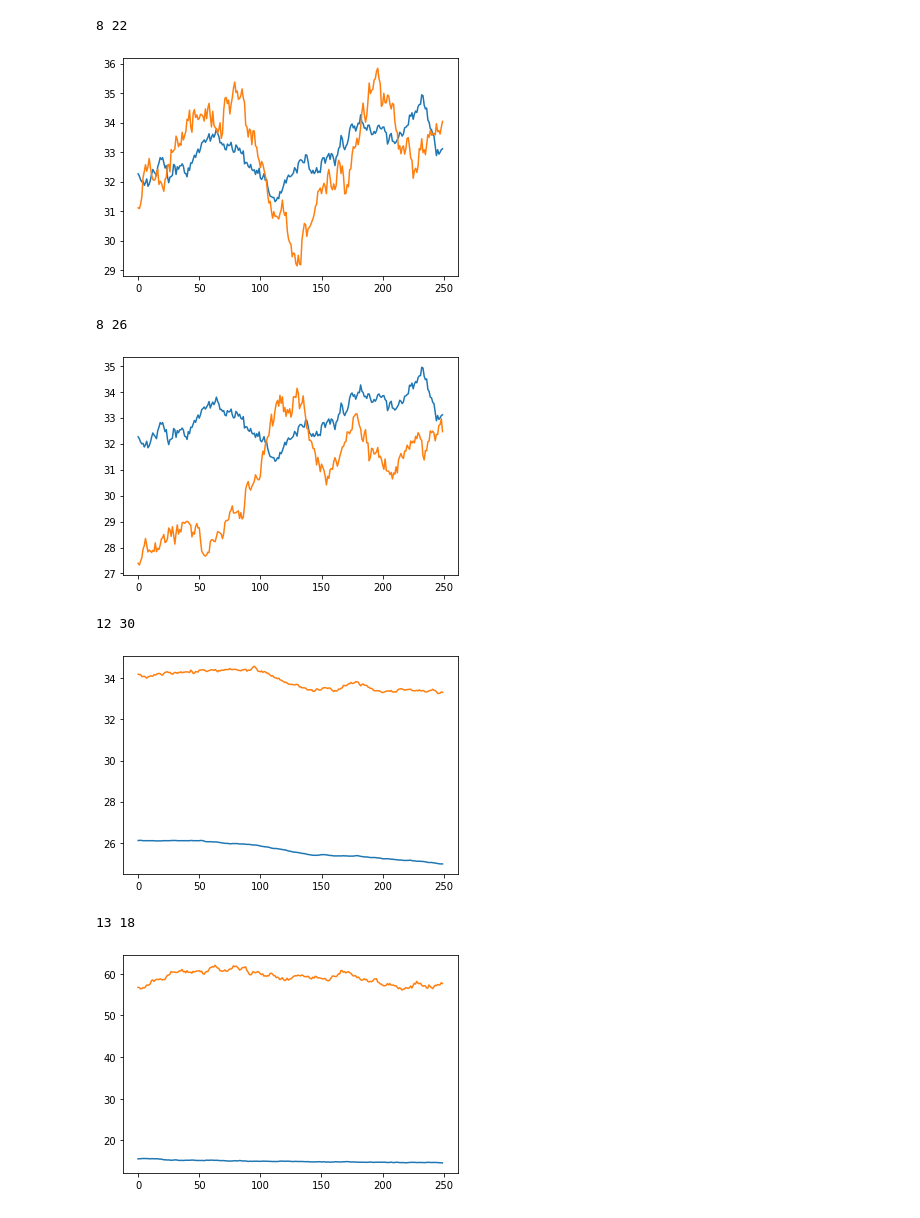
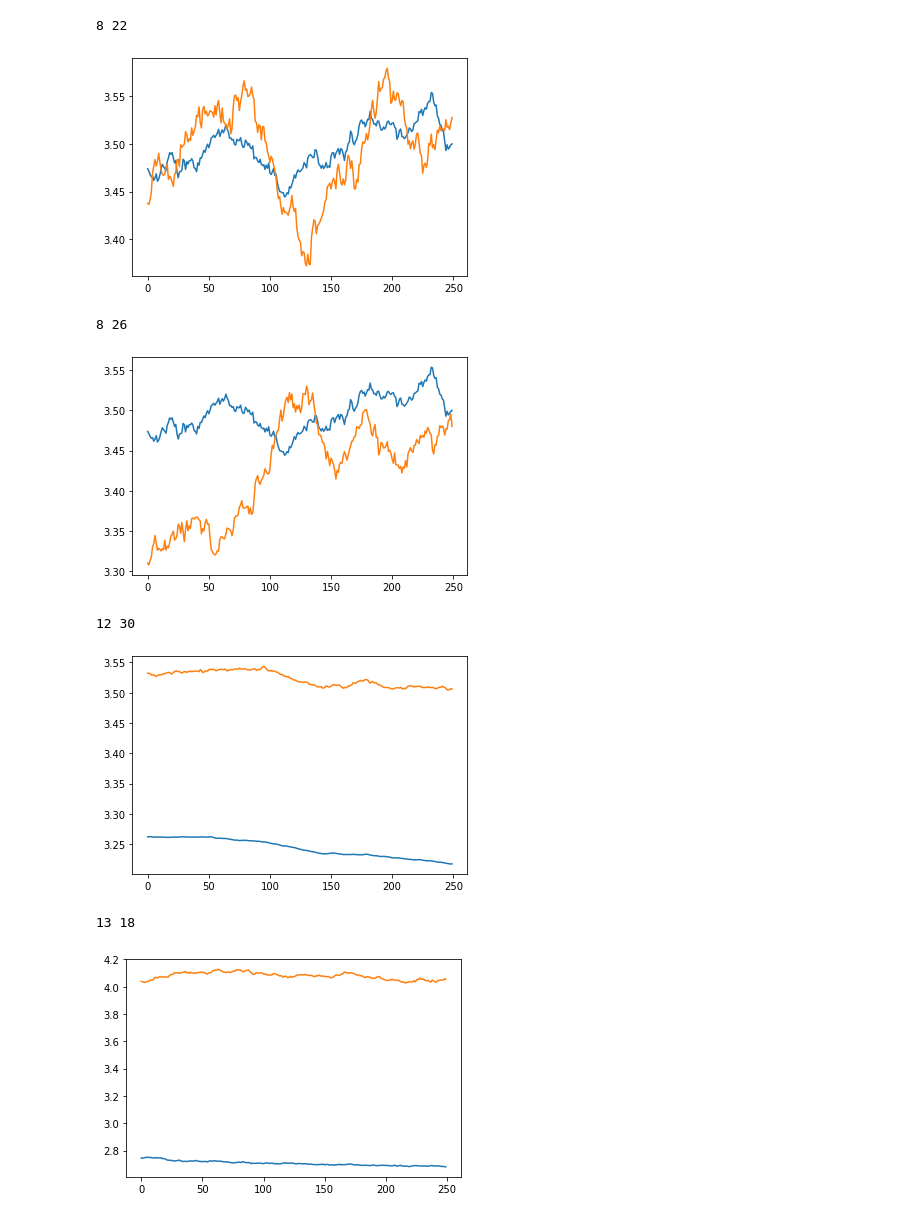
Before and after one commit to Jackil0216/Algothon-deeptrade-mf, a Jupyter notebook: notebook/R_5_Cointegration.ipynb, the cells around one changed output. Drawn from its saved outputs; the diff is of its cells as text; code cells hidden in the pictures.

```diff
--- a/notebook/R_5_Cointegration.ipynb
+++ b/notebook/R_5_Cointegration.ipynb
@@ -23,3 +8,5 @@ data
+# %%
+data['log_closePrice'] = np.log(data['closePrice'])
 # %%
 colint_stock_list = []
 
@@ -31,7 +18,7 @@ for stock_i in range(50):
 
         stock_j_df = data[data['stock'] == stock_j]
 
-        outcome = coint(stock_i_df['closePrice'], stock_j_df['closePrice'])
+        outcome = coint(stock_i_df['log_closePrice'], stock_j_df['log_closePrice'])
 
         if outcome[1] < 0.05:
             colint_stock_list.append(([stock_i, stock_j], outcome))
@@ -89,7 +79,7 @@ for stock_i in range(50):
 
         stock_j_df = data[data['stock'] == stock_j]
 
-        outcome = coint(stock_i_df['closePrice'], stock_j_df['closePrice'], trend = 'ct')
+        outcome = coint(stock_i_df['log_closePrice'], stock_j_df['log_closePrice'], trend = 'ct')
 
         if outcome[1] < 0.05:
             colint_stock_list_ct.append(([stock_i, stock_j], outcome))
@@ -119,20 +109,20 @@ len(colint_stock_list_ct)
 # %%
 for ([stock_i, stock_j], outcome) in colint_stock_list_ct:
     stock_i_df = data[data['stock'] == stock_i]
     stock_j_df = data[data['stock'] == stock_j]
 
     print(stock_i, stock_j)
 
-    plt.plot(stock_i_df['date'], stock_i_df['closePrice'], label=stock_i)
-    plt.plot(stock_j_df['date'], stock_j_df['closePrice'], label=stock_j)
+    plt.plot(stock_i_df['date'], stock_i_df['log_closePrice'], label=stock_i)
+    plt.plot(stock_j_df['date'], stock_j_df['log_closePrice'], label=stock_j)
     plt.show()
 # %% [output]
 8 22
-[figure, old version]
+[figure, new version]
 8 26
-[figure, old version]
+[figure, new version]
 12 30
-[figure, old version]
+[figure, new version]
 13 18
-[figure, old version]
+[figure, new version]
 13 20
```
Also changed, not shown: parts of 7 cells of this notebook.
